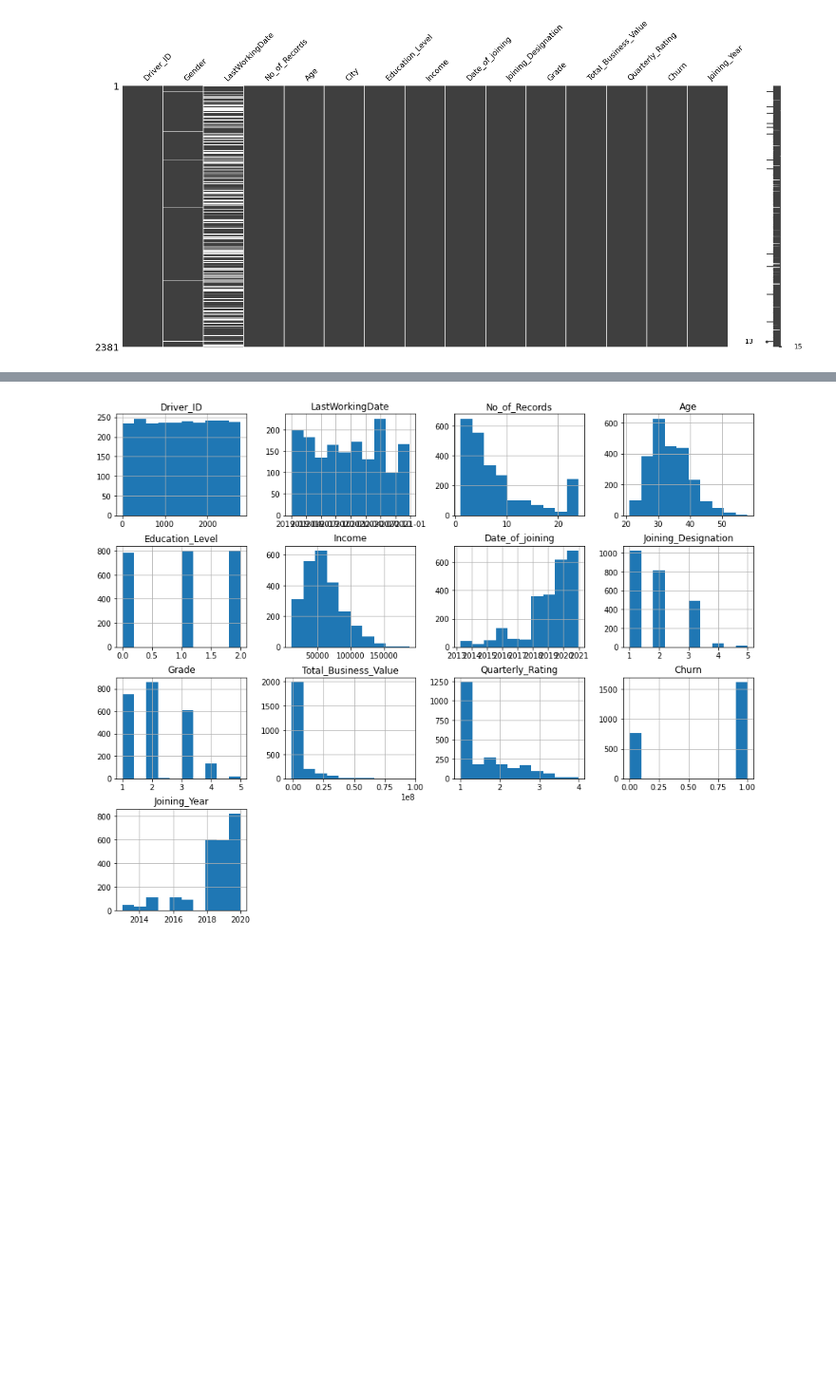
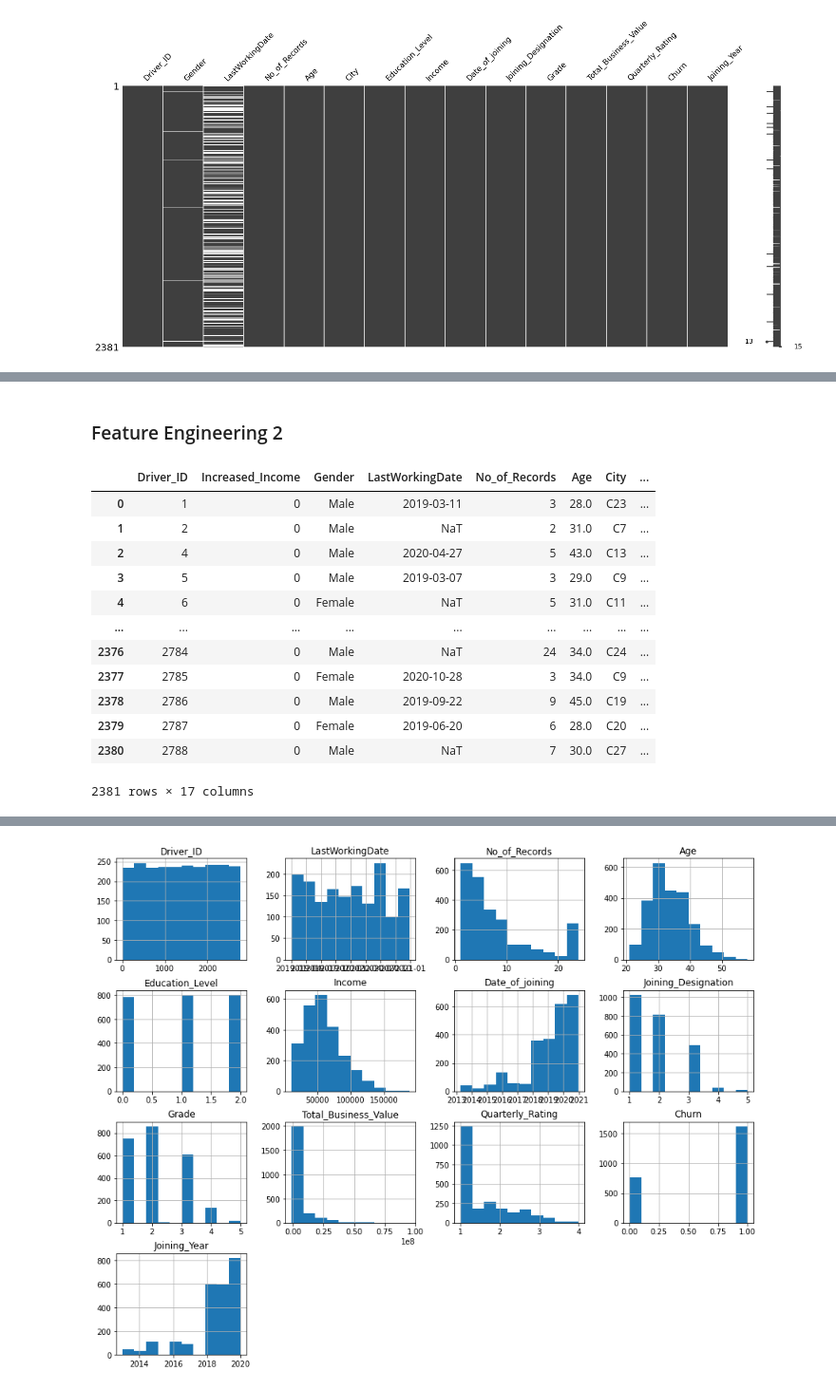
Before and after one commit to pkmariya/Scaler01, a Jupyter notebook: OLA_CaseStudy_Mariya_DSMLJune2022.ipynb, the cells around one changed output, grey strips where cells are left out. Shown at 95% size. Drawn from its saved outputs; the diff is of its cells as text; code cells hidden in the pictures; blank space fills up the shorter version.

```diff
--- a/OLA_CaseStudy_Mariya_DSMLJune2022.ipynb
+++ b/OLA_CaseStudy_Mariya_DSMLJune2022.ipynb
@@ -320,0 +315,2 @@ plt.show()
+# %% [markdown]
+### Feature Engineering 2
@@ -320,0 +335,15 @@ plt.show()
+# %%
+data['Quarterly_Rating_Increased'] = data['Quarterly Rating']
+# %%
+data.drop(['Quarterly Rating'], axis=1, inplace=True)
+# %%
+# Check if the monthly income has increased for the driver or not
+def app_income_inc(val):
+  if len(val) >= 2:
+    for i in range(len(val)):
+      if val[-1] > val[-2]:
+        return 1
+      else:
+        return 0
+  else:
+    return 0
@@ -320,0 +357,16 @@ plt.show()
+# %%
+data
+# %% [output]
+|  | Driver_ID | Increased_Income | Gender | LastWorkingDate | No_of_Records | Age | City | ... |
+| 0 | 1 | 0 | Male | 2019-03-11 | 3 | 28.0 | C23 | ... |
+| 1 | 2 | 0 | Male | NaT | 2 | 31.0 | C7 | ... |
+| 2 | 4 | 0 | Male | 2020-04-27 | 5 | 43.0 | C13 | ... |
+| 3 | 5 | 0 | Male | 2019-03-07 | 3 | 29.0 | C9 | ... |
+| 4 | 6 | 0 | Female | NaT | 5 | 31.0 | C11 | ... |
+| ... | ... | ... | ... | ... | ... | ... | ... | ... |
+| 2376 | 2784 | 0 | Male | NaT | 24 | 34.0 | C24 | ... |
+| 2377 | 2785 | 0 | Female | 2020-10-28 | 3 | 34.0 | C9 | ... |
+| 2378 | 2786 | 0 | Male | 2019-09-22 | 9 | 45.0 | C19 | ... |
+| 2379 | 2787 | 0 | Female | 2019-06-20 | 6 | 28.0 | C20 | ... |
+| 2380 | 2788 | 0 | Male | NaT | 7 | 30.0 | C27 | ... |
+2381 rows × 17 columns
```
Also changed, not shown: parts of 31 cells of this notebook.
